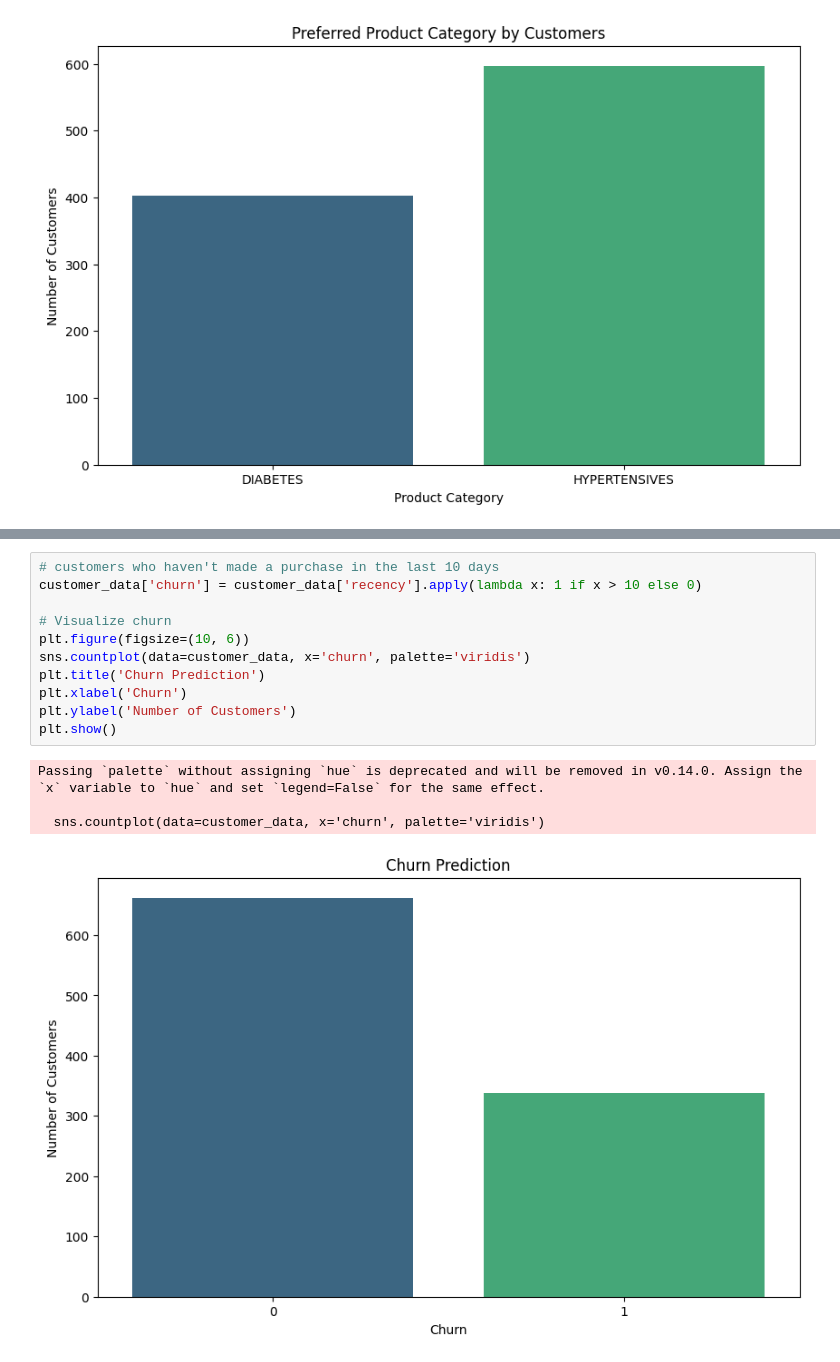
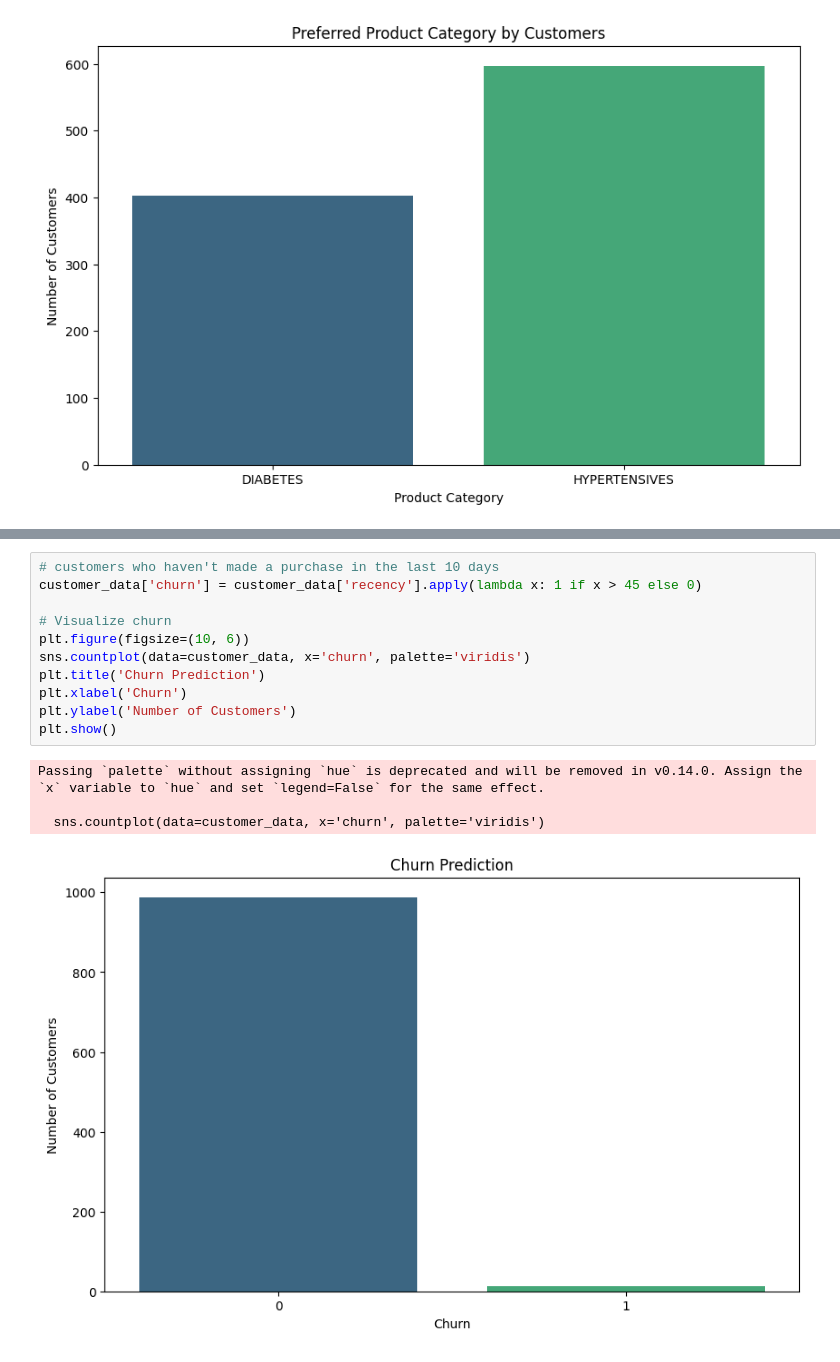
Before and after one commit to naveen-malla/Customer-Segmentation-and-SKU-Forecasting, a Jupyter notebook: customer_segmentation.ipynb, the cells around one changed output, grey strips where cells are left out. Drawn from its saved outputs; the diff is of its cells as text.

```diff
--- a/customer_segmentation.ipynb
+++ b/customer_segmentation.ipynb
@@ -513,16 +521,16 @@ Passing `palette` without assigning `hue` is deprecated and will be removed in v
 # %%
 # customers who haven't made a purchase in the last 10 days
-customer_data['churn'] = customer_data['recency'].apply(lambda x: 1 if x > 10 else 0)
+customer_data['churn'] = customer_data['recency'].apply(lambda x: 1 if x > 45 else 0)
 
 # Visualize churn
 plt.figure(figsize=(10, 6))
 sns.countplot(data=customer_data, x='churn', palette='viridis')
 plt.title('Churn Prediction')
 plt.xlabel('Churn')
 plt.ylabel('Number of Customers')
 plt.show()
 # %% [output]
 Passing `palette` without assigning `hue` is deprecated and will be removed in v0.14.0. Assign the `x` variable to `hue` and set `legend=False` for the same effect.
 
   sns.countplot(data=customer_data, x='churn', palette='viridis')
-[figure, old version]
+[figure, new version]
```
Also changed, not shown: parts of 3 cells of this notebook.
